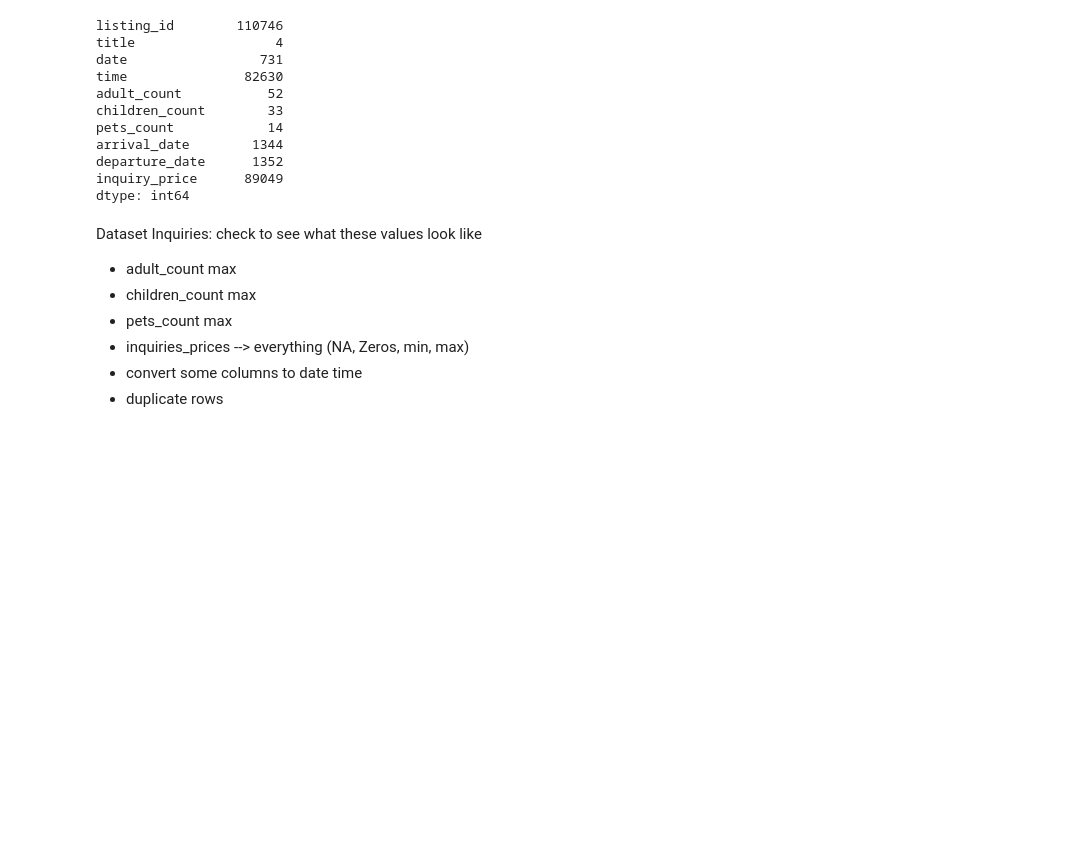
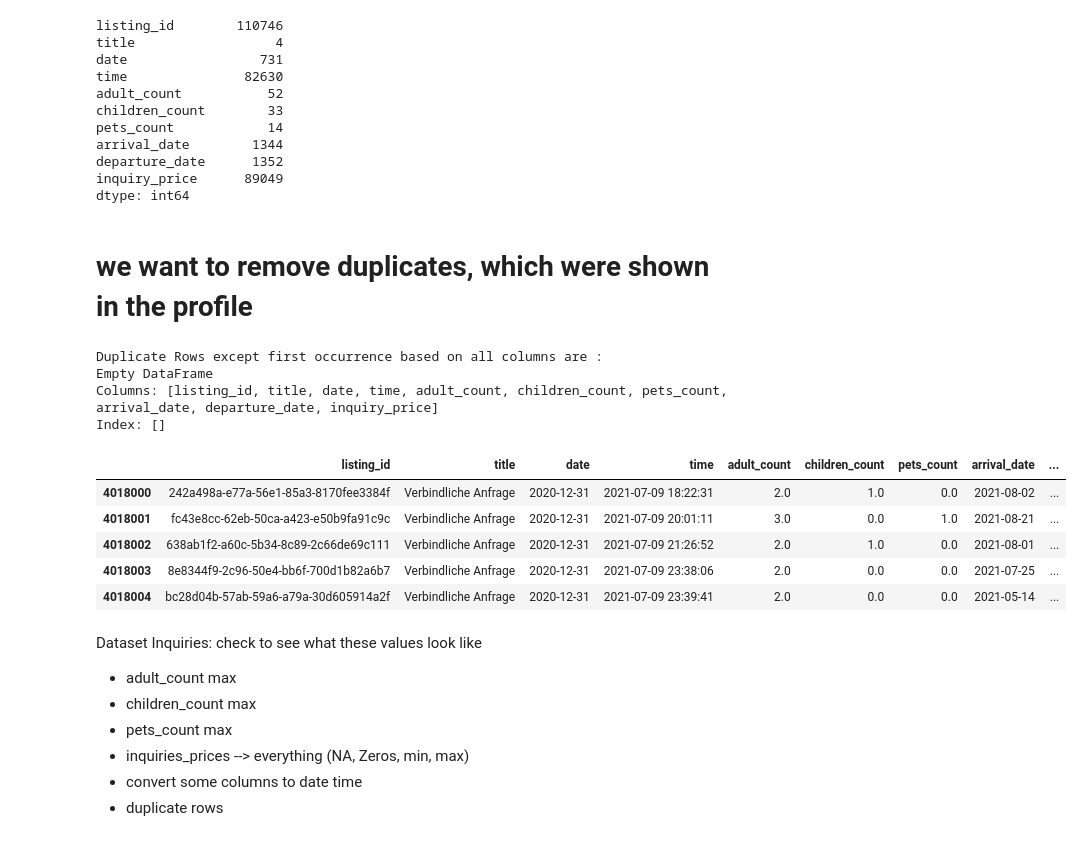
Before and after one commit to neue-fische-traum/traum-preis, a Jupyter notebook: EDA/EDA_notebook_1_inquiry.ipynb, the cells around one changed output. Drawn from its saved outputs; the diff is of its cells as text; code cells hidden in the pictures; blank space fills up the shorter version.

```diff
--- a/EDA/EDA_notebook_1_inquery.ipynb
+++ b/EDA/EDA_notebook_1_inquiry.ipynb
@@ -6,7 +7,7 @@ import matplotlib.pyplot as plt
 import seaborn as sns
 # %%
 #Load dataset
-df_inquiries = pd.read_csv('/Users/petermcisaac/neue-fische-traum/traum-preis/datasets/inquiries_20210707.csv')
+df_inquiries = pd.read_csv('../data/inquiries_20210707.csv')
 # %% [markdown]
 # Set time and date
 # %%
@@ -82,6 +83,29 @@ arrival_date        1344
 departure_date      1352
 inquiry_price      89049
 dtype: int64
+# %% [markdown]
+# we want to remove duplicates, which were shown in the profile
+# %%
+# Select duplicate rows except first occurrence based on all columns
+duplicateRowsDF = df_inquiries[df_inquiries.duplicated()]
+print("Duplicate Rows except first occurrence based on all columns are :")
+print(duplicateRowsDF)
+# %% [output]
+Duplicate Rows except first occurrence based on all columns are :
+Empty DataFrame
+Columns: [listing_id, title, date, time, adult_count, children_count, pets_count, arrival_date, departure_date, inquiry_price]
+Index: []
+# %%
+df_inquiries.drop_duplicates(keep=False,inplace=True)
+# %%
+df_inquiries.tail()
+# %% [output]
+|  | listing_id | title | date | time | adult_count | children_count | pets_count | arrival_date | ... |
+| 4018000 | 242a498a-e77a-56e1-85a3-8170fee3384f | Verbindliche Anfrage | 2020-12-31 | 2021-07-09 18:22:31 | 2.0 | 1.0 | 0.0 | 2021-08-02 | ... |
+| 4018001 | fc43e8cc-62eb-50ca-a423-e50b9fa91c9c | Verbindliche Anfrage | 2020-12-31 | 2021-07-09 20:01:11 | 3.0 | 0.0 | 1.0 | 2021-08-21 | ... |
+| 4018002 | 638ab1f2-a60c-5b34-8c89-2c66de69c111 | Verbindliche Anfrage | 2020-12-31 | 2021-07-09 21:26:52 | 2.0 | 1.0 | 0.0 | 2021-08-01 | ... |
+| 4018003 | 8e8344f9-2c96-50e4-bb6f-700d1b82a6b7 | Verbindliche Anfrage | 2020-12-31 | 2021-07-09 23:38:06 | 2.0 | 0.0 | 0.0 | 2021-07-25 | ... |
+| 4018004 | bc28d04b-57ab-59a6-a79a-30d605914a2f | Verbindliche Anfrage | 2020-12-31 | 2021-07-09 23:39:41 | 2.0 | 0.0 | 0.0 | 2021-05-14 | ... |
 # %% [markdown]
 Dataset Inquiries: check to see what these values look like
 - adult_count max
```
Also changed, not shown: parts of 2 cells of this notebook, 2 other files.
